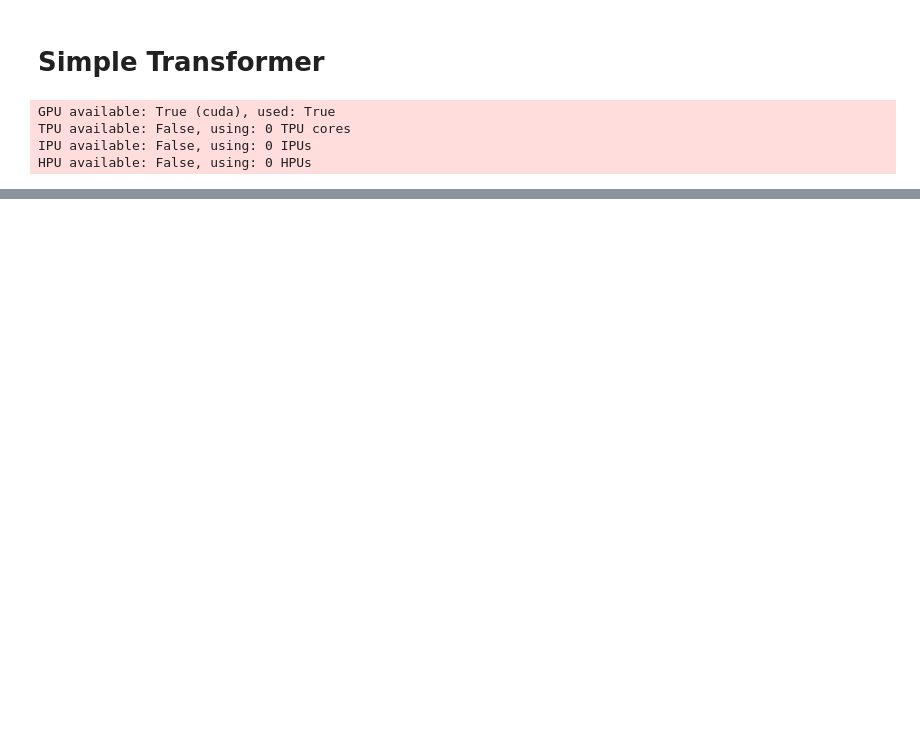
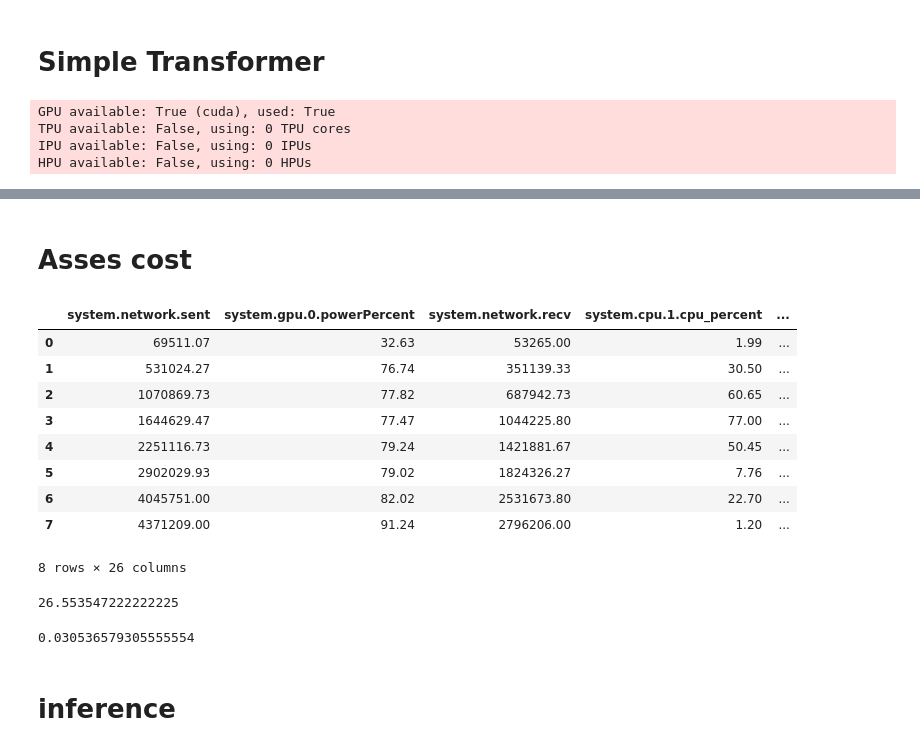
Before and after one commit to kpuchalskixiv/ecoNLP, a Jupyter notebook: lightning_class.ipynb, the cells around one changed output, grey strips where cells are left out. Drawn from its saved outputs; the diff is of its cells as text; code cells hidden in the pictures; blank space fills up the shorter version.

```diff
--- a/lightning_class.ipynb
+++ b/lightning_class.ipynb
@@ -808,0 +865,31 @@ LOCAL_RANK: 0 - CUDA_VISIBLE_DEVICES: [0]
+# %% [markdown]
+# Asses cost
+# %%
+api = wandb.Api()
+# %%
+
+run = api.run("kpuchalskixiv/ecoNLP/9f62gf68")
+system_metrics = run.history(stream="events")
+# %%
+system_metrics
+# %% [output]
+|  | system.network.sent | system.gpu.0.powerPercent | system.network.recv | system.cpu.1.cpu_percent | ... |
+| 0 | 69511.07 | 32.63 | 53265.00 | 1.99 | ... |
+| 1 | 531024.27 | 76.74 | 351139.33 | 30.50 | ... |
+| 2 | 1070869.73 | 77.82 | 687942.73 | 60.65 | ... |
+| 3 | 1644629.47 | 77.47 | 1044225.80 | 77.00 | ... |
+| 4 | 2251116.73 | 79.24 | 1421881.67 | 50.45 | ... |
+| 5 | 2902029.93 | 79.02 | 1824326.27 | 7.76 | ... |
+| 6 | 4045751.00 | 82.02 | 2531673.80 | 22.70 | ... |
+| 7 | 4371209.00 | 91.24 | 2796206.00 | 1.20 | ... |
+8 rows × 26 columns
+# %%
+system_metrics['system.gpu.0.powerWatts'].mean()*(511/3600)
+# %% [output]
+26.553547222222225
+# %%
+1.15*system_metrics['system.gpu.0.powerWatts'].mean()*(511/3600)/1000
+# %% [output]
+0.030536579305555554
+# %% [markdown]
+# inference
```
Also changed, not shown: parts of 27 cells of this notebook, 1 other file.
